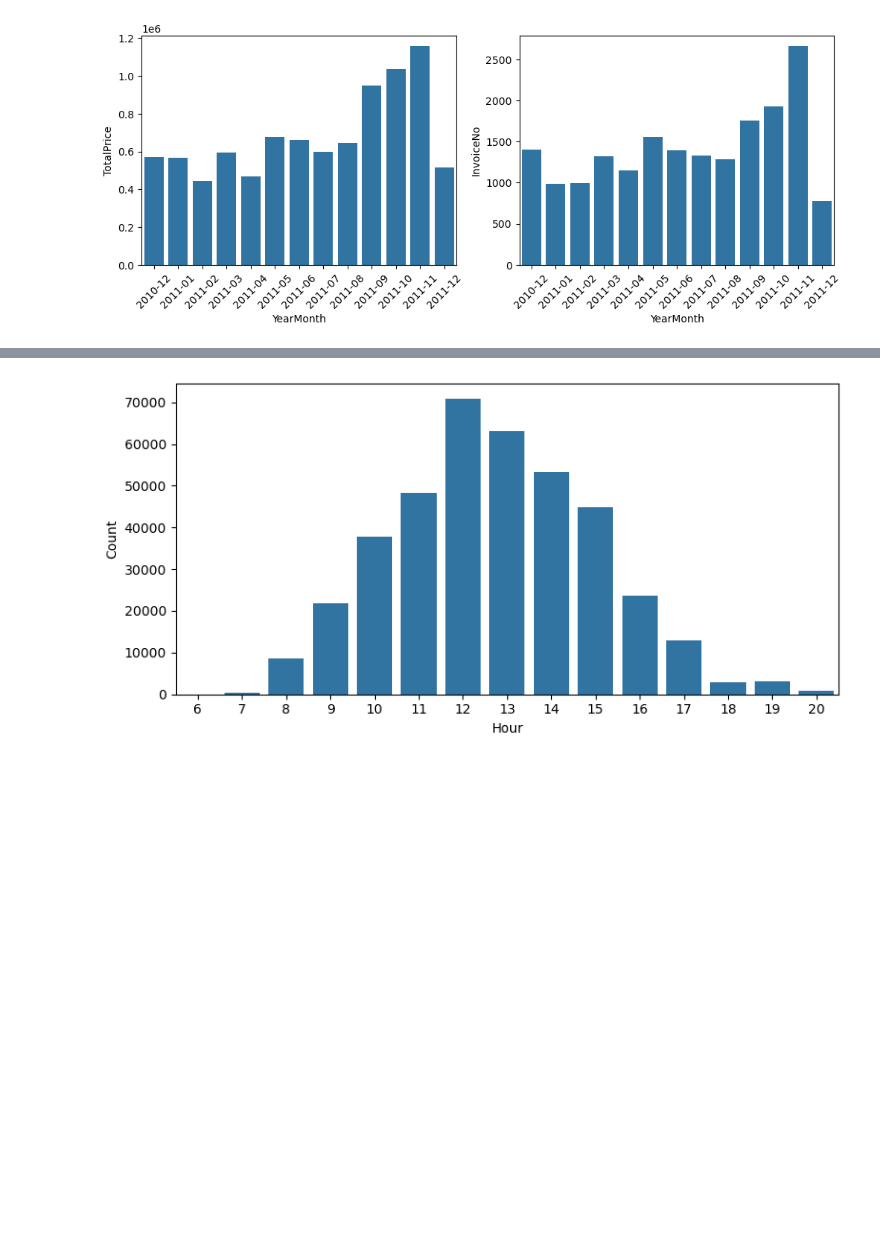
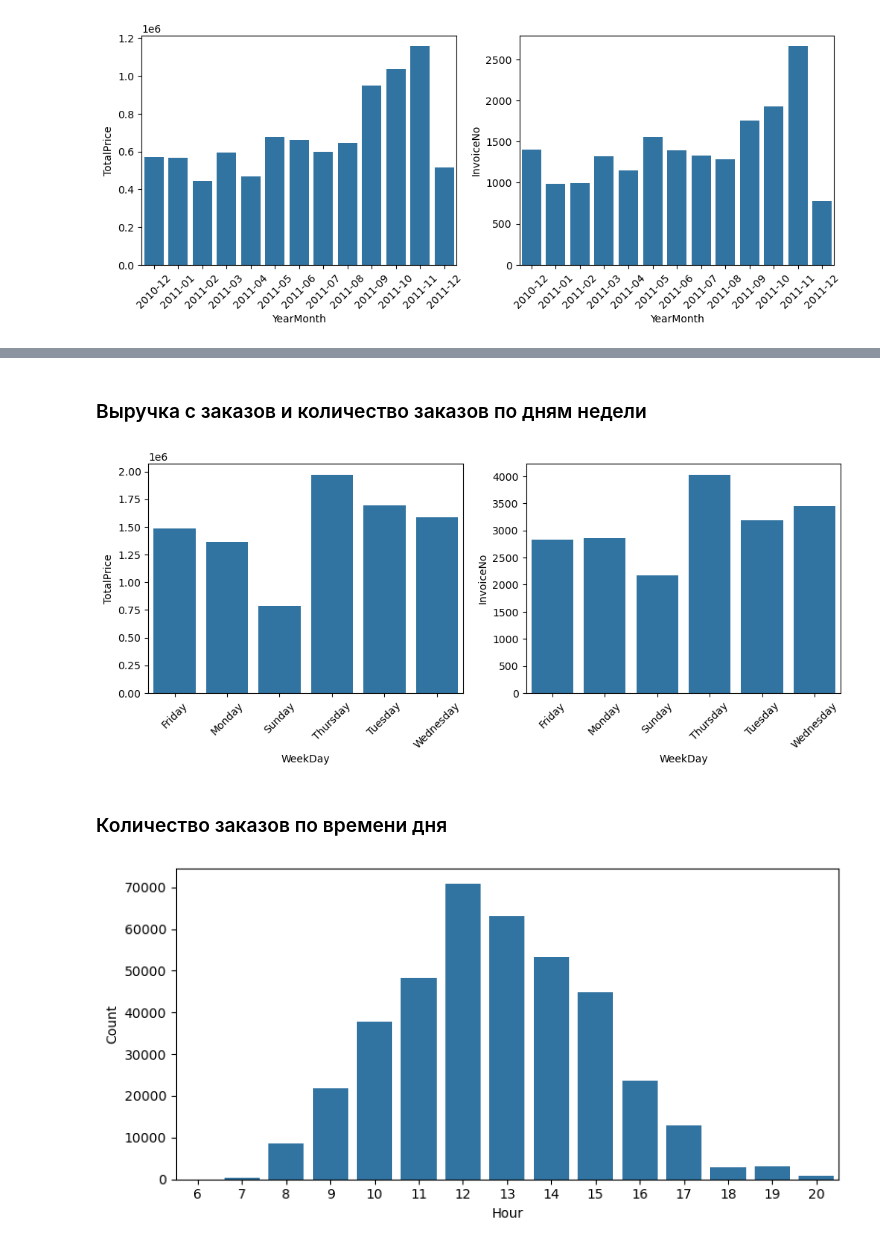
Before and after one commit to yaroslavvv-fino/project-eda-online-retail, a Jupyter notebook: ProjectOnlineRetail.ipynb, the cells around one changed output, grey strips where cells are left out. Saved outputs shown, nothing was run; the diff lists cells and outputs as text; code cells hidden in the pictures; blank space fills up the shorter version.

```diff
--- a/ProjectOnlineRetail.ipynb
+++ b/ProjectOnlineRetail.ipynb
@@ -205,3 +219,22 @@ df.head()
+# %% [markdown]
+### Выручка с заказов и количество заказов по дням недели
+# %%
+fig, axes = plt.subplots(nrows=1, ncols=2, figsize=(12, 4))
+
+daily_sales = df.groupby('WeekDay')['TotalPrice'].sum().reset_index()
+sns.barplot(data=daily_sales, x='WeekDay', y='TotalPrice', ax=axes[0])
+
+daily_orders = df.groupby('WeekDay')['InvoiceNo'].nunique().reset_index()
+sns.barplot(data=daily_orders, x='WeekDay', y='InvoiceNo', ax=axes[1])
+
+axes[0].tick_params(axis='x', rotation=45)
+axes[1].tick_params(axis='x', rotation=45)
+
+plt.show()
+# %% [output]
+[figure, added]
+# %% [markdown]
+### Количество заказов по времени дня
 # %%
 plt.figure(figsize=(8, 4))
 count_per_hour = df['Hour'].value_counts().sort_index().reset_index()
```
Also changed, not shown: parts of 34 cells of this notebook.
